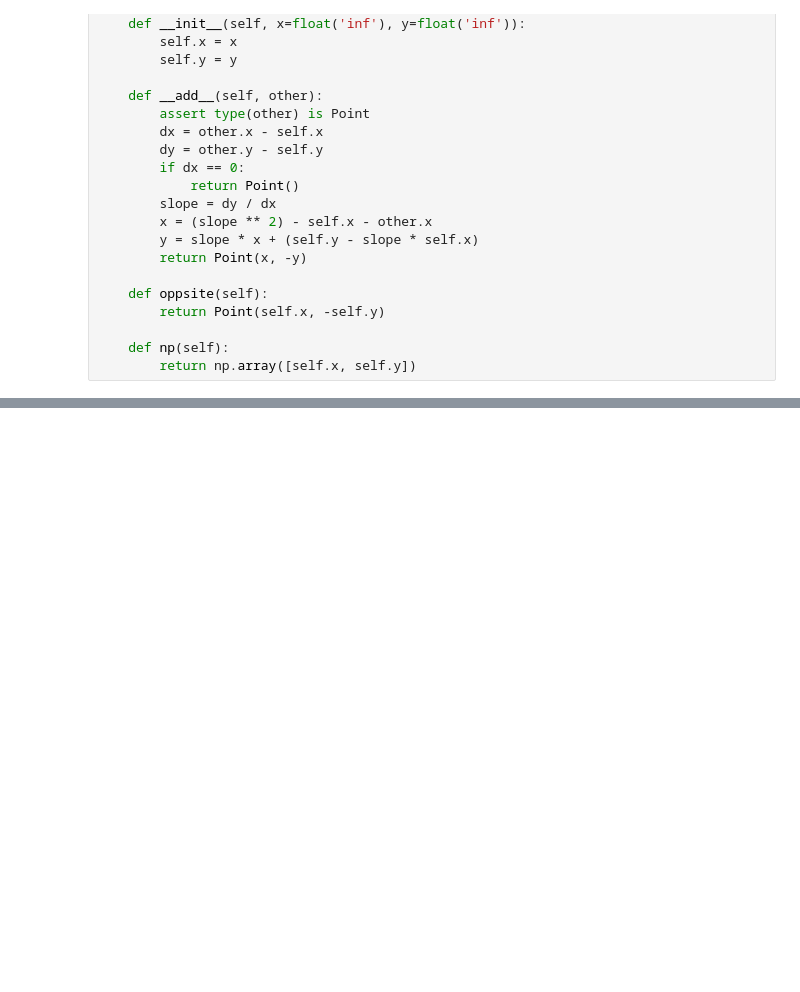
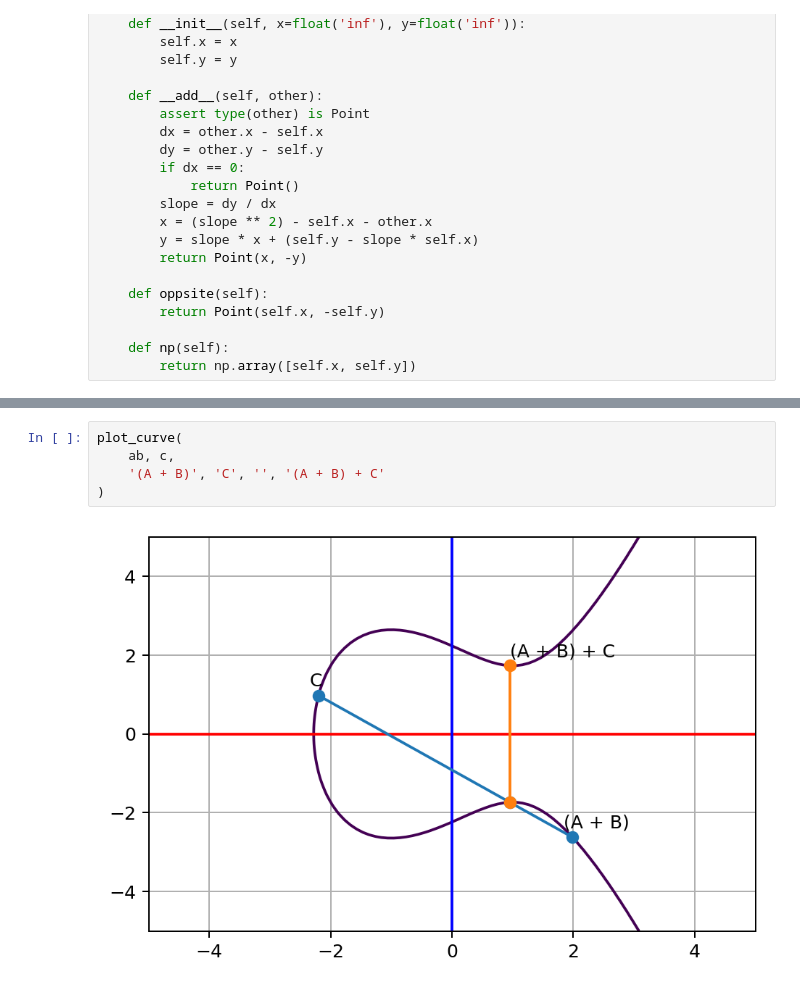
Before and after one commit to fangpenlin/elliptic-curve-explained, a Jupyter notebook: elliptic-curve-explained.ipynb, the cells around one changed output, grey strips where cells are left out. Drawn from its saved outputs; the diff is of its cells as text; blank space fills up the shorter version.

```diff
--- a/elliptic-curve-explained.ipynb
+++ b/elliptic-curve-explained.ipynb
@@ -72,0 +82,7 @@ plot_curve(
+# %%
+plot_curve(
+    ab, c,
+    '(A + B)', 'C', '', '(A + B) + C'
+)
+# %% [output]
+[figure, added]
```
Also changed, not shown: parts of 6 cells of this notebook.
